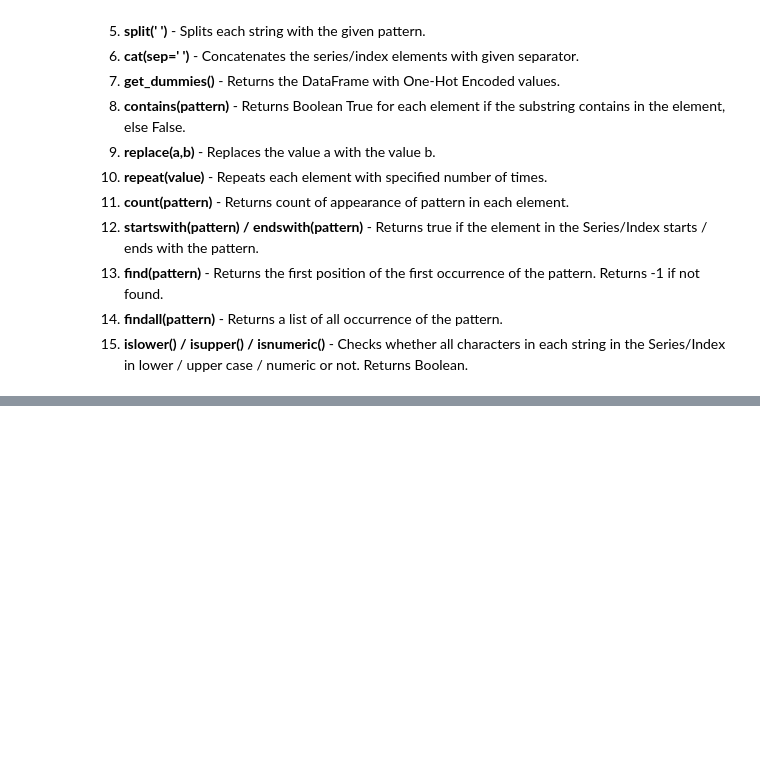
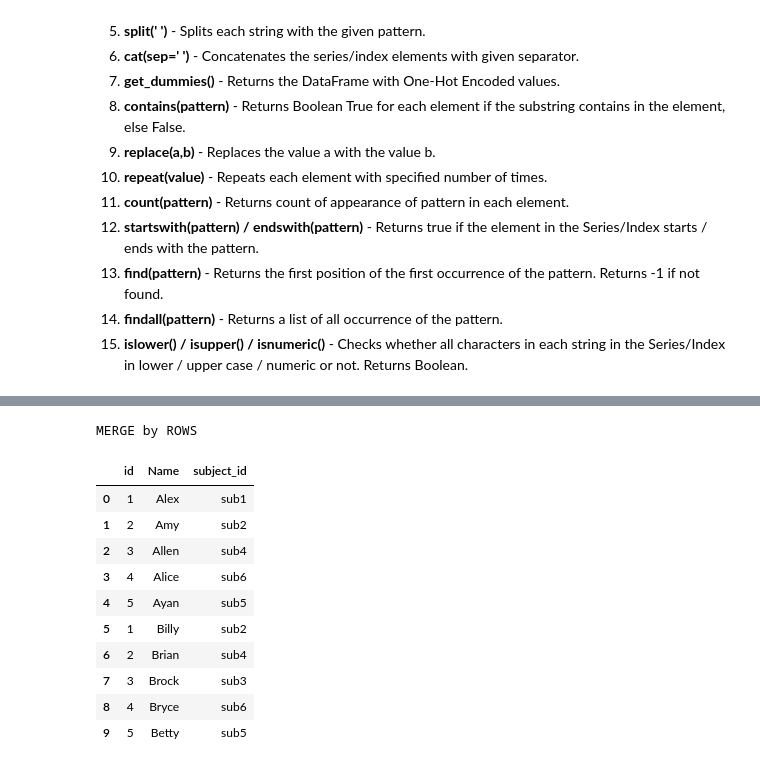
Before and after one commit to sagar9926/Python_For_DataScience, a Jupyter notebook: PythonTraining/Python_Session_2.ipynb, the cells around one changed output, grey strips where cells are left out. Saved outputs shown, nothing was run; the diff lists cells and outputs as text; code cells hidden in the pictures; blank space fills up the shorter version.

```diff
--- a/PythonTraining/Python_Session_2.ipynb
+++ b/PythonTraining/Python_Session_2.ipynb
@@ -540,0 +580,14 @@ String operations can be performed on Series in the format __s.str.op__ where __
+# %%
+import pandas as pd
+left = pd.DataFrame({
+         'id':[1,2,3,4,5],
+         'Name': ['Alex', 'Amy', 'Allen', 'Alice', 'Ayan'],
+         'subject_id':['sub1','sub2','sub4','sub6','sub5']})
+
+right = pd.DataFrame(
+         {'id':[1,2,3,4,5],
+         'Name': ['Billy', 'Brian', 'Brock', 'Bryce', 'Betty'],
+         'subject_id':['sub2','sub4','sub3','sub6','sub5']})
+
+display(left)
+display(right)
@@ -540,0 +607,16 @@ String operations can be performed on Series in the format __s.str.op__ where __
+# %%
+print("MERGE by ROWS"+'\n')
+pd.concat([left,right],ignore_index=True)
+# %% [output]
+MERGE by ROWS
+|  | id | Name | subject_id |
+| 0 | 1 | Alex | sub1 |
+| 1 | 2 | Amy | sub2 |
+| 2 | 3 | Allen | sub4 |
+| 3 | 4 | Alice | sub6 |
+| 4 | 5 | Ayan | sub5 |
+| 5 | 1 | Billy | sub2 |
+| 6 | 2 | Brian | sub4 |
+| 7 | 3 | Brock | sub3 |
+| 8 | 4 | Bryce | sub6 |
+| 9 | 5 | Betty | sub5 |
```
Also changed, not shown: parts of 14 cells of this notebook.
